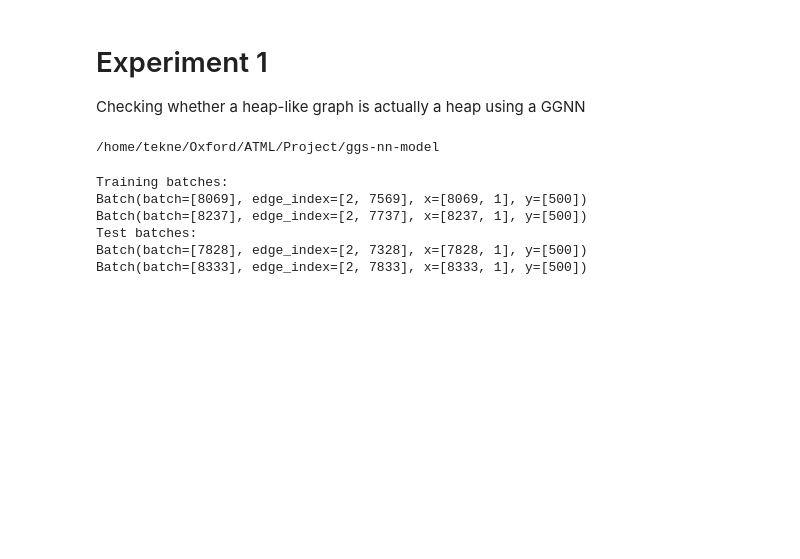
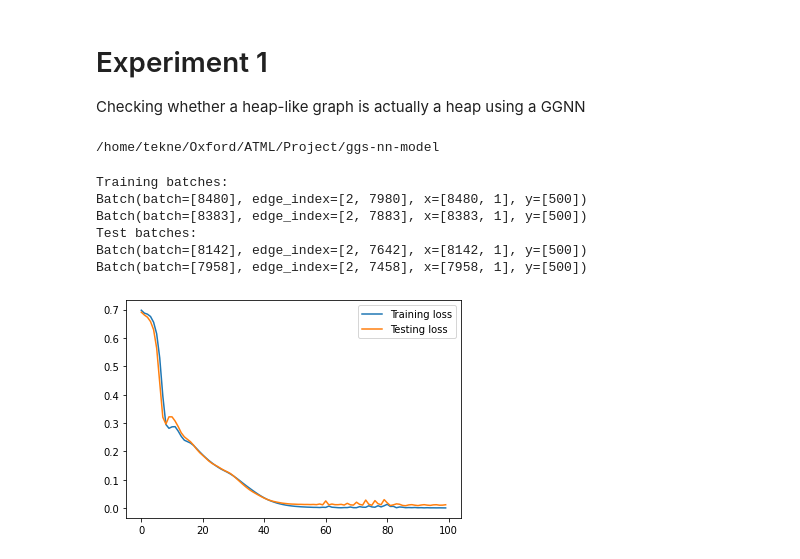
Before and after one commit to imbrem/atml-project, a Jupyter notebook: experiments/HeapDataGGNN.ipynb, the cells around one changed output. Drawn from its saved outputs; the diff is of its cells as text; code cells hidden in the pictures; blank space fills up the shorter version.

```diff
--- a/experiments/HeapDataGGNN.ipynb
+++ b/experiments/HeapDataGGNN.ipynb
@@ -10,16 +10,20 @@ import wandb
 # %% [output]
 /home/tekne/Oxford/ATML/Project/ggs-nn-model
 # %%
+wandb.init(project="ggnn_heap_check")
 config = wandb.config
 config.n_train = 1000
 config.n_test = 1000
-config.epochs = 200
+config.epochs = 100
 config.lr = 0.01
 config.optimizer = 'adam'
 config.min_len = 1
 config.max_len = 32
 config.batch_size = 500
 config.p_heap = 0.5
+config.graph_kind = 'tree'
+config.num_layers=3
+config.hidden_size=20
 # %%
 from torch_geometric.data import DataLoader
 
@@ -42,11 +46,11 @@ for data in testing_data:
     print(data)
 # %% [output]
 Training batches:
-Batch(batch=[8069], edge_index=[2, 7569], x=[8069, 1], y=[500])
-Batch(batch=[8237], edge_index=[2, 7737], x=[8237, 1], y=[500])
+Batch(batch=[8480], edge_index=[2, 7980], x=[8480, 1], y=[500])
+Batch(batch=[8383], edge_index=[2, 7883], x=[8383, 1], y=[500])
 Test batches:
-Batch(batch=[7828], edge_index=[2, 7328], x=[7828, 1], y=[500])
-Batch(batch=[8333], edge_index=[2, 7833], x=[8333, 1], y=[500])
+Batch(batch=[8142], edge_index=[2, 7642], x=[8142, 1], y=[500])
+Batch(batch=[7958], edge_index=[2, 7458], x=[7958, 1], y=[500])
 # %%
 from ggnns.graph_level_ggnn import GraphLevelGGNN
 
@@ -80,0 +84,7 @@ results = train(
+# %%
+plt.plot(results["train_loss"], label="Training loss")
+plt.plot(results["test_loss"], label="Testing loss")
+plt.legend()
+plt.show()
+# %% [output]
+[figure, added]
```
Also changed, not shown: parts of 6 cells of this notebook, 2 other files.
